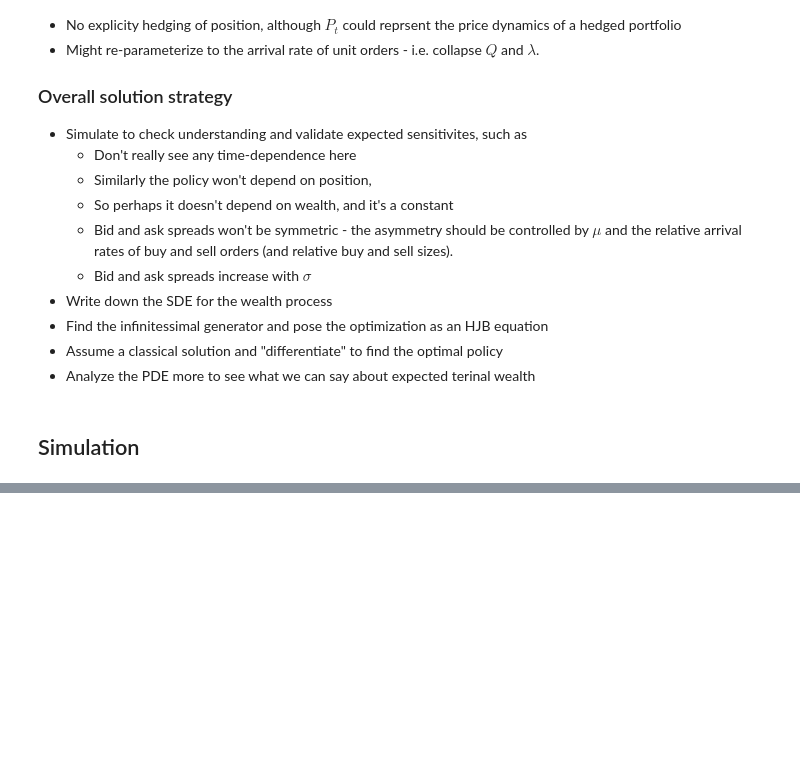
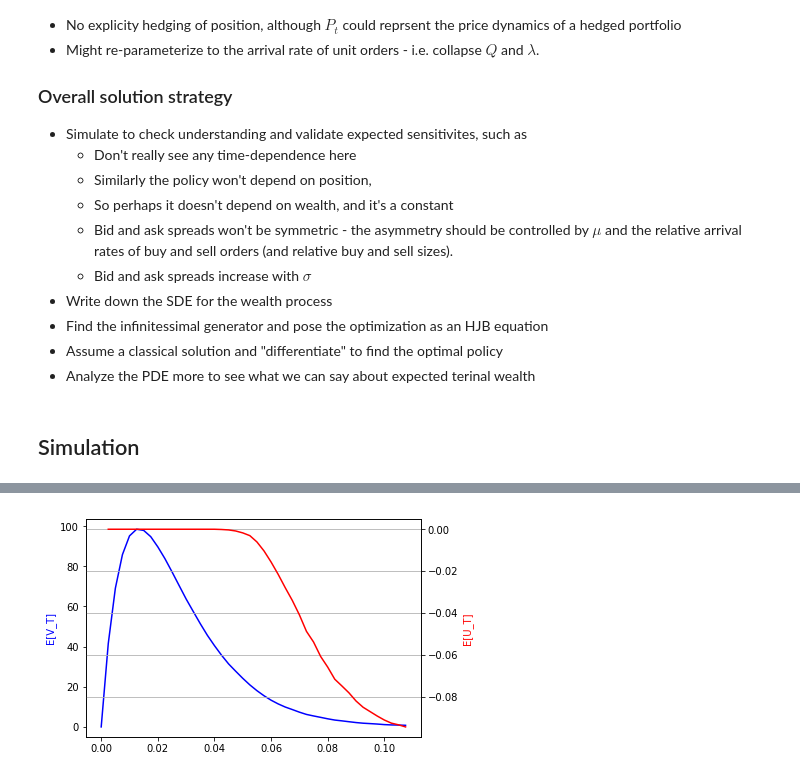
Before and after one commit to ajlindeman/FI-Analytics, a Jupyter notebook: Axegine/Axegine-1.ipynb, the cells around one changed output, grey strips where cells are left out. Drawn from its saved outputs; the diff is of its cells as text; code cells hidden in the pictures; blank space fills up the shorter version.

```diff
--- a/Axegine/Axegine-1.ipynb
+++ b/Axegine/Axegine-1.ipynb
@@ -179,0 +163,22 @@ UT[137]
+# %%
+sj = np.arange(0.0, 0.11, 0.0025)
+mv = np.zeros(np.shape(sj))
+mu = np.zeros(np.shape(sj))
+for j, s_j in enumerate(sj):
+    np.random.seed(123)
+    Vt, Ct, It = sim1.run_sim(s_j, s_j, False)
+    mv[j] = np.mean(Vt[T,:])
+    mu[j] = np.mean(-gam*np.exp(-Vt[T,:]))
+
+fig, ax1 = plt.subplots()
+ax2 = ax1.twinx()
+
+ax1.plot(sj, mv, 'b');
+ax2.plot(sj[1:], mu[1:], 'r');
+plt.grid(True);
+plt.xlabel('Spread');
+ax1.set_ylabel('E[V_T]', color='b');
+ax2.set_ylabel('E[U_T]', color='r');
+plt.show();
+# %% [output]
+[figure, added]
```
Also changed, not shown: parts of 13 cells of this notebook.
